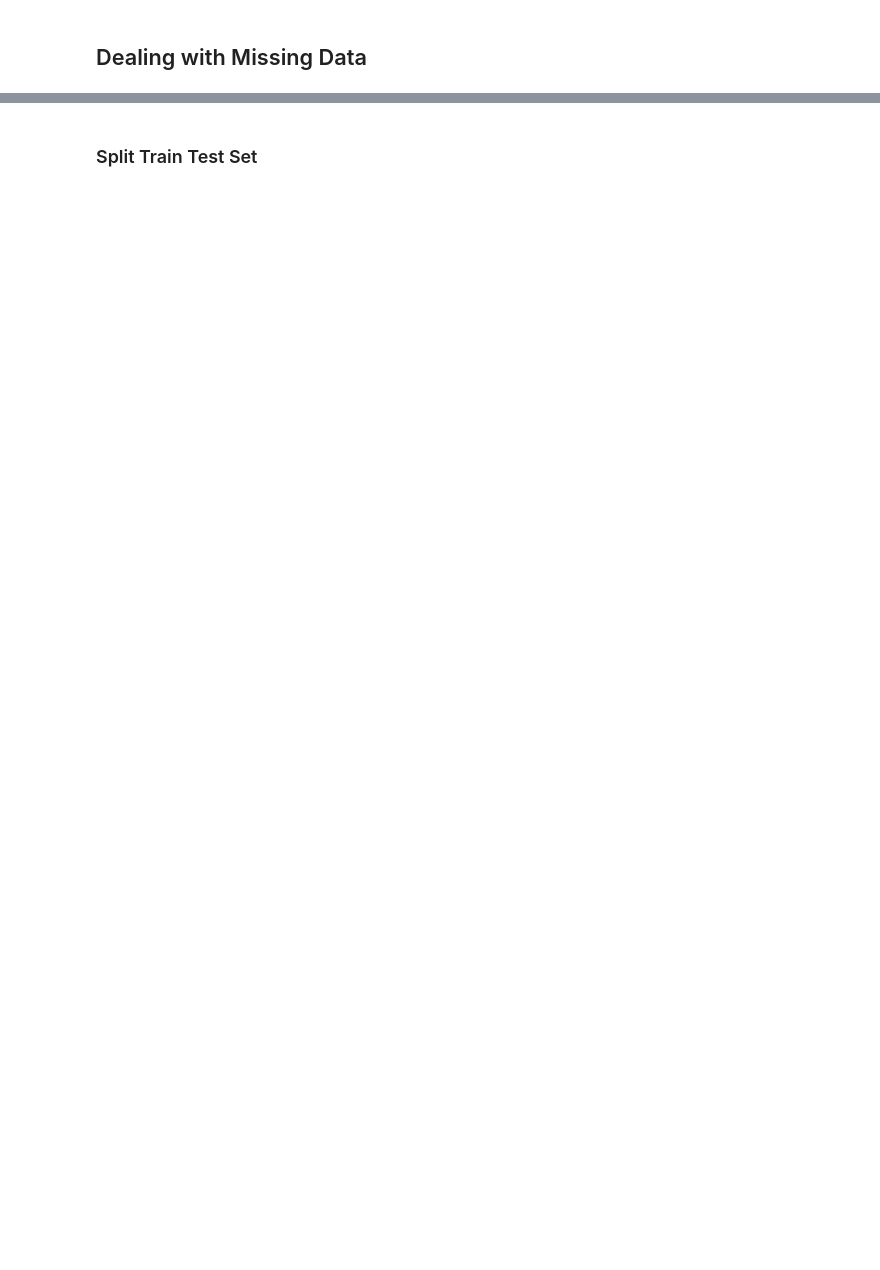
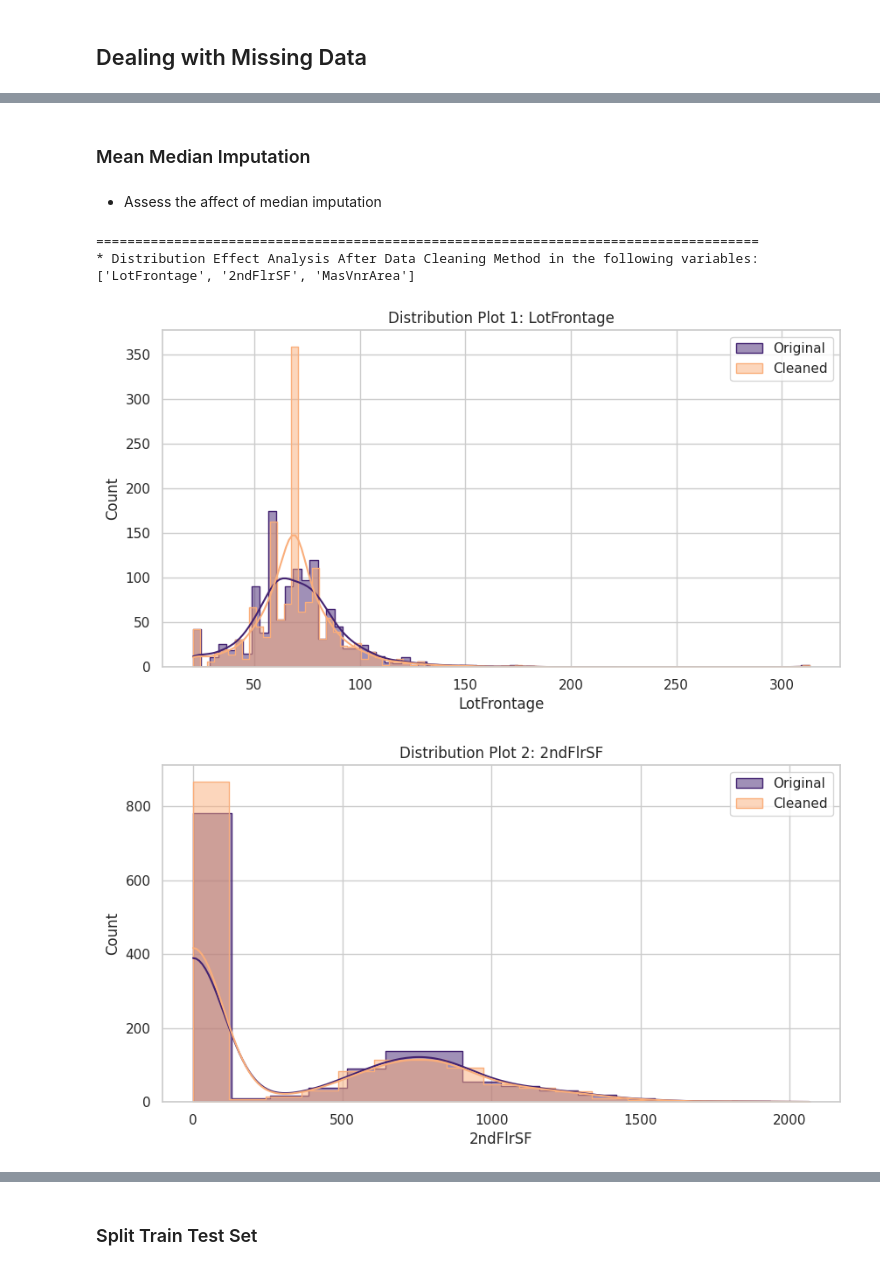
Before and after one commit to helenmurugan/heritage-housing-issues, a Jupyter notebook: jupyter_notebooks/03_Data_Cleaning.ipynb, the cells around one changed output, grey strips where cells are left out. Saved outputs shown, nothing was run; the diff lists cells and outputs as text; code cells hidden in the pictures; blank space fills up the shorter version.

Commit message:
compete data cleaning on train and test sets

```diff
--- a/jupyter_notebooks/03_Data_Cleaning.ipynb
+++ b/jupyter_notebooks/03_Data_Cleaning.ipynb
@@ -343,0 +423,24 @@ After careful consideration, the following approaches will be taken to deal with
+# %% [markdown]
+### Mean Median Imputation
+# %% [markdown]
+* Assess the affect of median imputation
+# %%
+from feature_engine.imputation import MeanMedianImputer
+
+variables_method = ['LotFrontage', '2ndFlrSF', 'MasVnrArea']
+variables_method
+
+
+imputer = MeanMedianImputer(imputation_method='median', variables=variables_method)
+
+df_method = imputer.fit_transform(df)
+
+DataCleaningEffect(df_original=df,
+                   df_cleaned=df_method,
+                   variables_applied_with_method=variables_method)
+# %% [output]
+=====================================================================================
+* Distribution Effect Analysis After Data Cleaning Method in the following variables:
+['LotFrontage', '2ndFlrSF', 'MasVnrArea']
+[figure, added]
+[figure, added]
```
Also changed, not shown: parts of 22 cells of this notebook, 3 other files.
